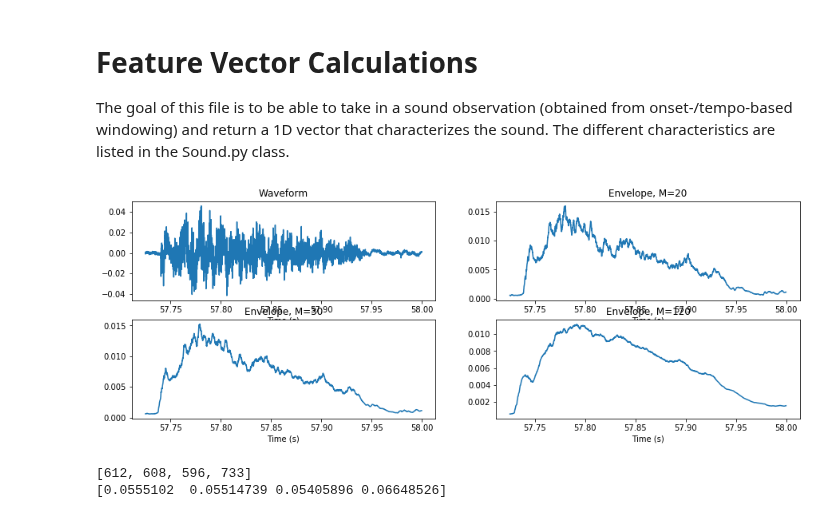
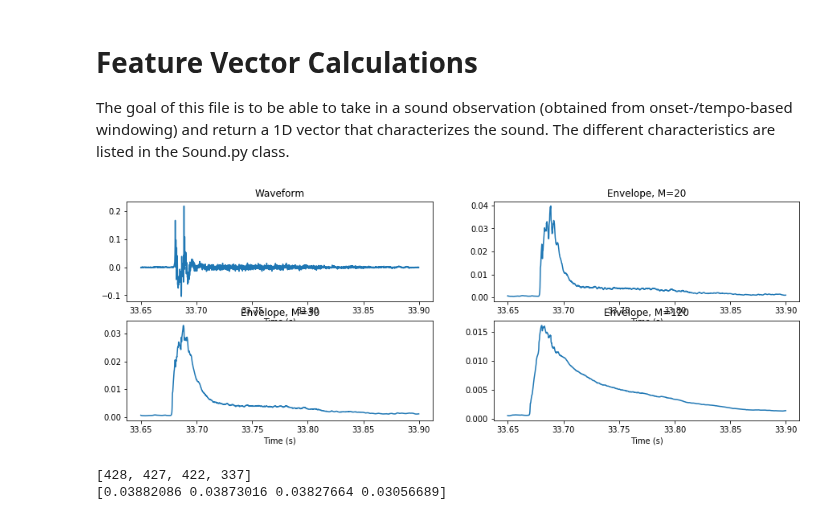
Before and after one commit to Blurrway/Beatboxing-Decomposition, a Jupyter notebook: Feature_Vectors.ipynb, the cells around one changed output. Saved outputs shown, nothing was run; the diff lists cells and outputs as text; code cells hidden in the pictures.

```diff
--- a/Feature_Vectors.ipynb
+++ b/Feature_Vectors.ipynb
@@ -48,7 +48,7 @@ def envelope(sound, M=20, sr=sr):
 # %%
 audio = audio4; sr = sr4
 
-t = [57.725, 58]
+t = [33.65, 33.9]
 # ^Ksh: 33.65, 33.9
 # B: 3.67, 3.85
 # ts: 57.725, 58
@@ -58,36 +58,36 @@ plt.subplot(2,2,1)
 short_audio = mf.plotWave(audio4, t, sr=sr, short=True, title='Waveform')
 peaks = [np.argmax(short_audio)]
 
 # strength_env = lb.onset.onset_strength(short_audio, sr=sr)
 sound_env = envelope(short_audio, M=20)
 peaks += [np.argmax(sound_env)]
 
 plt.subplot(2,2,2)
 mf.plotWave(sound_env, t0=t[0], sr=sr, title='Envelope, M=20')
 
 sound_env = envelope(short_audio, M=30)
 peaks += [np.argmax(sound_env)]
 
 plt.subplot(2,2,3)
 mf.plotWave(sound_env, t0=t[0], sr=sr, title='Envelope, M=30')
 
 sound_env = envelope(short_audio, M=120)
 peaks += [np.argmax(sound_env)]
 
 plt.subplot(2,2,4)
 mf.plotWave(sound_env, t0=t[0], sr=sr, title='Envelope, M=120')
 
 # plt.subplot(1,3,3)
 # plotWave(strength_env, t0=t[0], title='Strength Envelope')
 
 plt.show()
 
 print(peaks)
 print(np.array(peaks)/sr)
 # %% [output]
-[figure, old version]
+[figure, new version]
-[612, 608, 596, 733]
-[0.0555102  0.05514739 0.05405896 0.06648526]
+[428, 427, 422, 337]
+[0.03882086 0.03873016 0.03827664 0.03056689]
 # %%
 ipd.Audio(short_audio, rate=sr)
 # %% [output]
```
Also changed, not shown: parts of 2 cells of this notebook.
